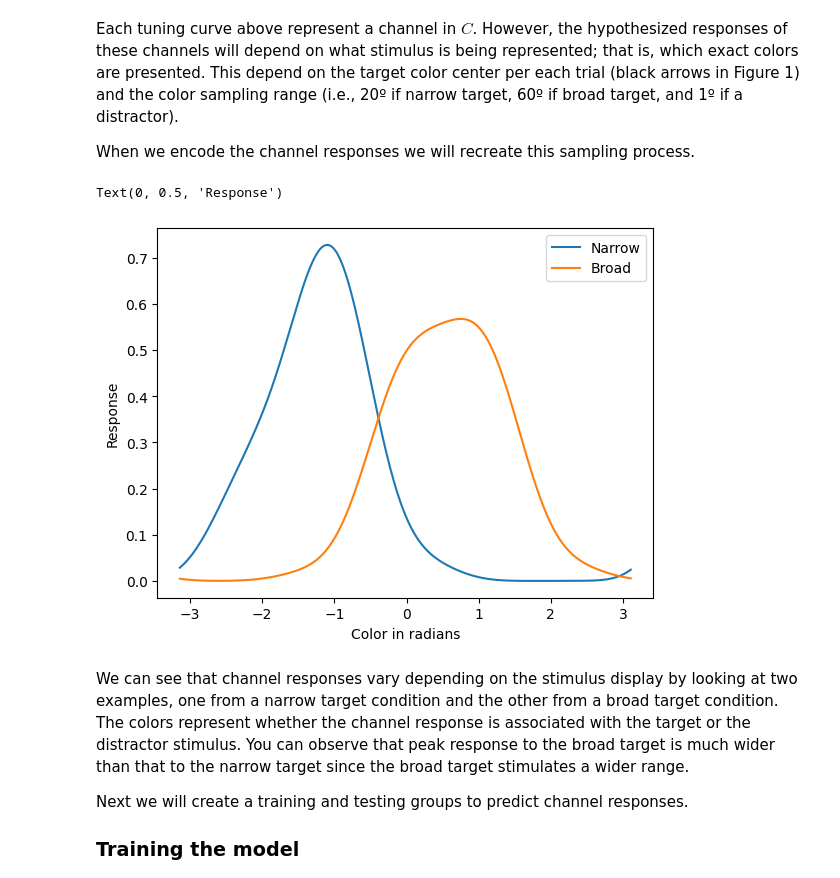
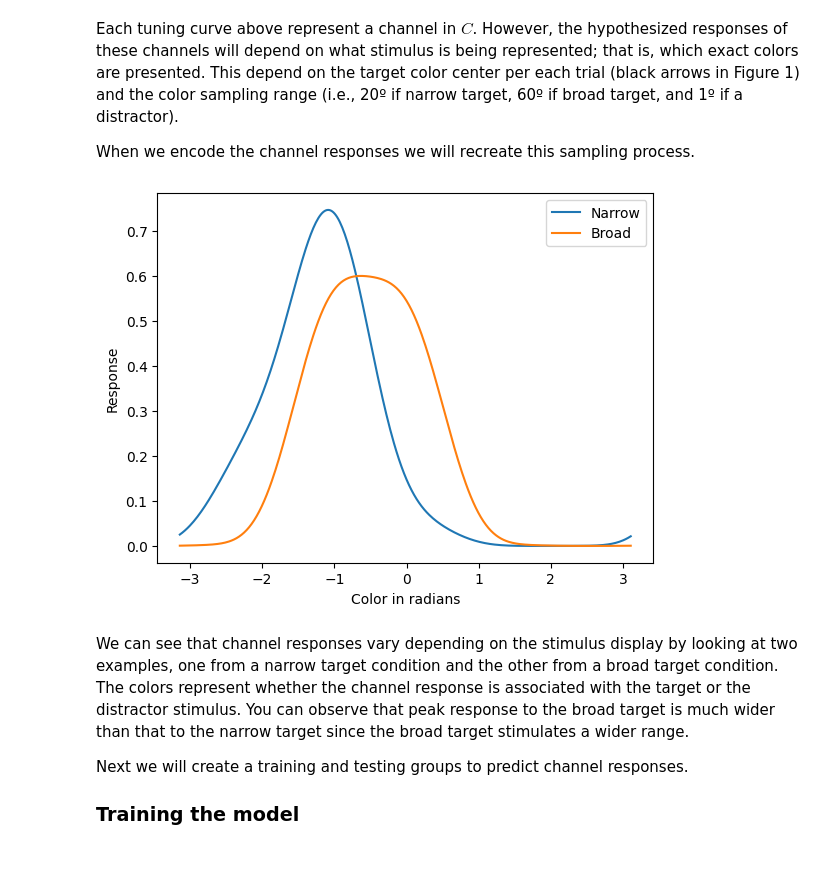
Before and after one commit to mert-ozkan/iem_tutorial, a Jupyter notebook: iem_with_procrustes_for_ssveps.ipynb, the cells around one changed output. Saved outputs shown, nothing was run; the diff lists cells and outputs as text; code cells hidden in the pictures.

```diff
--- a/iem_with_procrustes_for_ssveps.ipynb
+++ b/iem_with_procrustes_for_ssveps.ipynb
@@ -334,37 +334,36 @@ def make_channel_response(angular_space, channel_pref, channel_bases, df, n_dots
             clrN = trlN["color_center"].iloc[0]
 
             # Sample 180 colors from a uniform distribution around the color center
             clrN = circunirand(clrN-width/2,clrN+width/2,180)
 
             # Find the responses of each channel to each presented colors
             clrN = np.array([np.argmin(abs(np.around(angular_space,5)-x)) for x in clrN])
 
             # Sum the responses per channel
             respN = np.vstack([channel_bases[:,x] for x in clrN]).sum(axis=0)
 
         # make the sum equal to 1
         respN /= respN.sum()
         channel_response[whTrl,:] = respN.flatten()
     return(channel_response, channel_pref, channel_bases)
 
 # Create the channel responses
 ch_responses, _, _ = make_channel_response(stimulus_space, ch_preference, ch_bases, df_proc)
 
 narrow_example_idx = np.where(np.all([df_proc.trial==201, df_proc.isTargetSNR],axis=0))[0]
-broad_example_idx = np.where(np.all([df_proc.trial==279, df_proc.isTargetSNR],axis=0))[0]
+broad_example_idx = np.where(np.all([df_proc.trial==270, df_proc.isTargetSNR],axis=0))[0]
 
 plt.plot(stimulus_space,
          (ch_responses[narrow_example_idx,:] @ ch_bases).T, label="Narrow")
 
 plt.plot(stimulus_space, (ch_responses[broad_example_idx,:] @ ch_bases).T, label="Broad")
 
 plt.legend()
 
 plt.xlabel("Color in radians")
-plt.ylabel("Response")
+plt.ylabel("Response");
 # %% [output]
-Text(0, 0.5, 'Response')
-[figure, old version]
+[figure, new version]
 # %% [markdown]
 We can see that channel responses vary depending on the stimulus display by looking at two examples, one from a narrow target condition and the other from a broad target condition. The colors represent whether the channel response is associated with the target or the distractor stimulus.
 You can observe that peak response to the broad target is much wider than that to the narrow target since the broad target stimulates a wider range.
```
Also changed, not shown: parts of 14 cells of this notebook.
